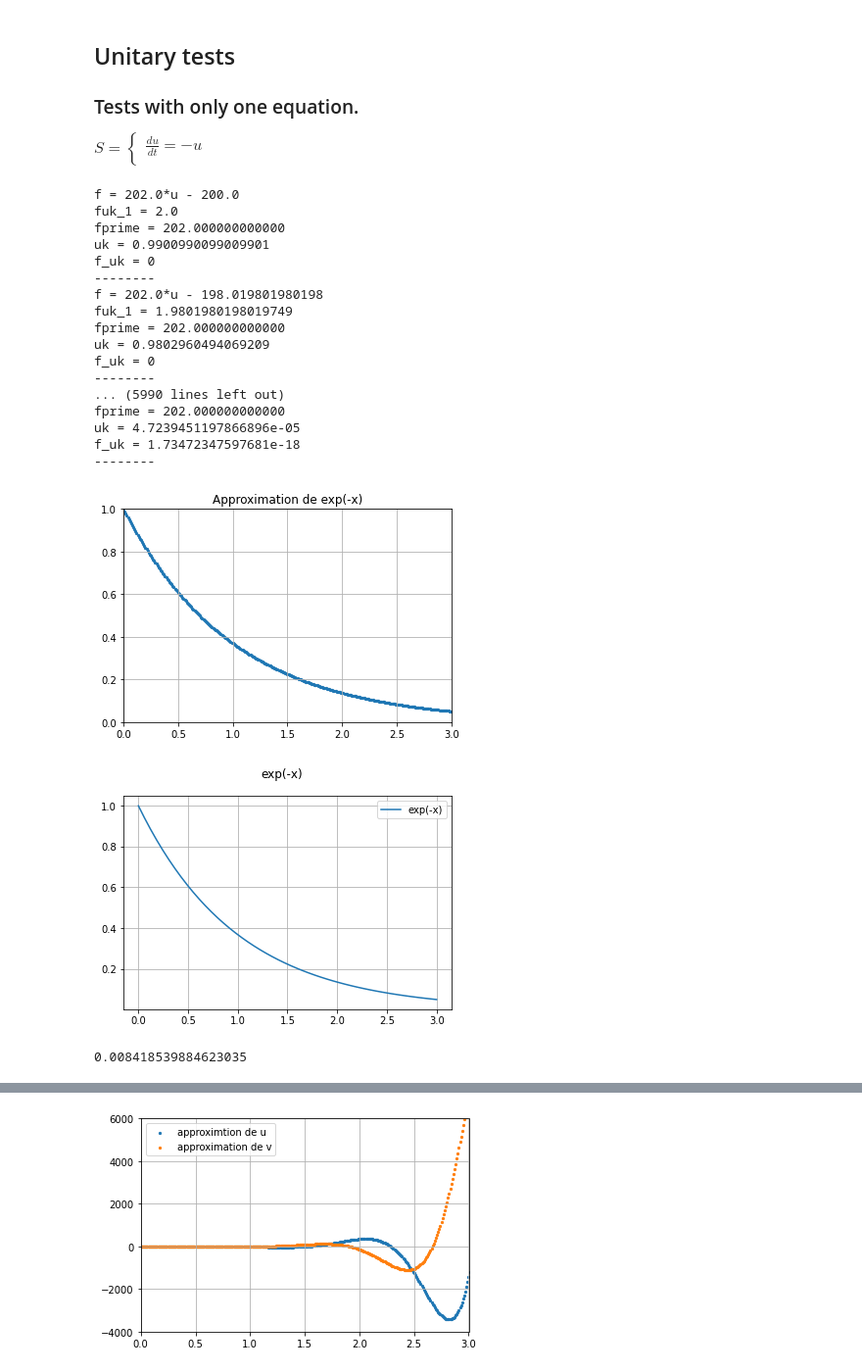
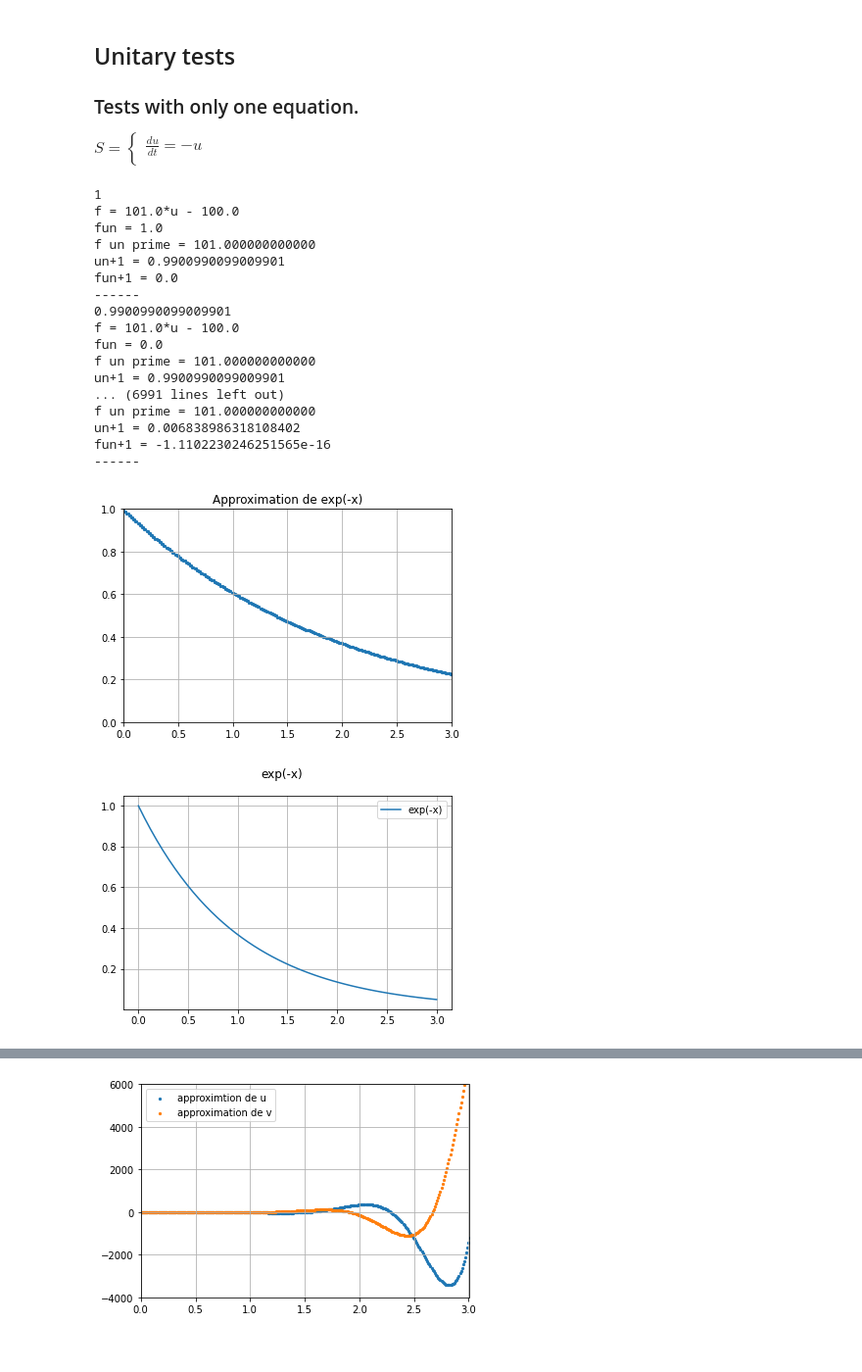
Before and after one commit to AlexPoiron/FirstModel, a Jupyter notebook: Tests.ipynb, the cells around one changed output, grey strips where cells are left out. Shown at 98% size. Drawn from its saved outputs; the diff is of its cells as text; code cells hidden in the pictures.

```diff
--- a/Tests.ipynb
+++ b/Tests.ipynb
@@ -13,56 +13,50 @@ $S=\begin{equation}
 $
 # %%
 u0 = 1
-use_trapezoidal = True
+use_trapezoidal = False
 du = -u
 symbol = u
-res = Solver_one_equation(du, u0, use_trapezoidal, symbol)
+res = Solver_one_equation_trigo(du, u0, use_trapezoidal, symbol)
 
 
 absi = []
 for i in range(0, len(res)):
     absi.append(res[i][0])
 coords = []
 for j in range(0, len(res)):
     coords.append(res[j][1])
 
 plt.ylim([0, 1])
 plt.title('Approximation de exp(-x)')
 plt.xlim([0, 3])
 plt.scatter(absi, coords, s=5)
 plt.grid(True)
 
 fig, ax = plt.subplots()
 x = np.linspace(0, 3, 50)
 y = np.exp(-x)
 ax.plot(x, y, label ='exp(-x)')
 ax.grid(True)
 plt.legend()
 plt.suptitle('exp(-x)')
 plt.show()
 # %% [output]
-f = 202.0*u - 200.0
-fuk_1 = 2.0
-fprime = 202.000000000000
-uk = 0.9900990099009901
-f_uk = 0
---------
-f = 202.0*u - 198.019801980198
-fuk_1 = 1.9801980198019749
-fprime = 202.000000000000
-uk = 0.9802960494069209
-f_uk = 0
---------
-... (5990 lines left out)
-fprime = 202.000000000000
-uk = 4.7239451197866896e-05
-f_uk = 1.73472347597681e-18
---------
+1
+f = 101.0*u - 100.0
+fun = 1.0
+f un prime = 101.000000000000
+un+1 = 0.9900990099009901
+fun+1 = 0.0
+------
+0.9900990099009901
+f = 101.0*u - 100.0
+fun = 0.0
+f un prime = 101.000000000000
+un+1 = 0.9900990099009901
+... (6991 lines left out)
+f un prime = 101.000000000000
+un+1 = 0.006838986318108402
+fun+1 = -1.1102230246251565e-16
+------
-[figure, old version]
+[figure, new version]
 [figure]
-# %%
-f = 100+sp.sin(t)
-f.subs(t, math.degrees(0.01))
-0.01- 0.159/100.54
-# %% [output]
-0.008418539884623035
```
Also changed, not shown: parts of 4 cells of this notebook, 3 other files.
